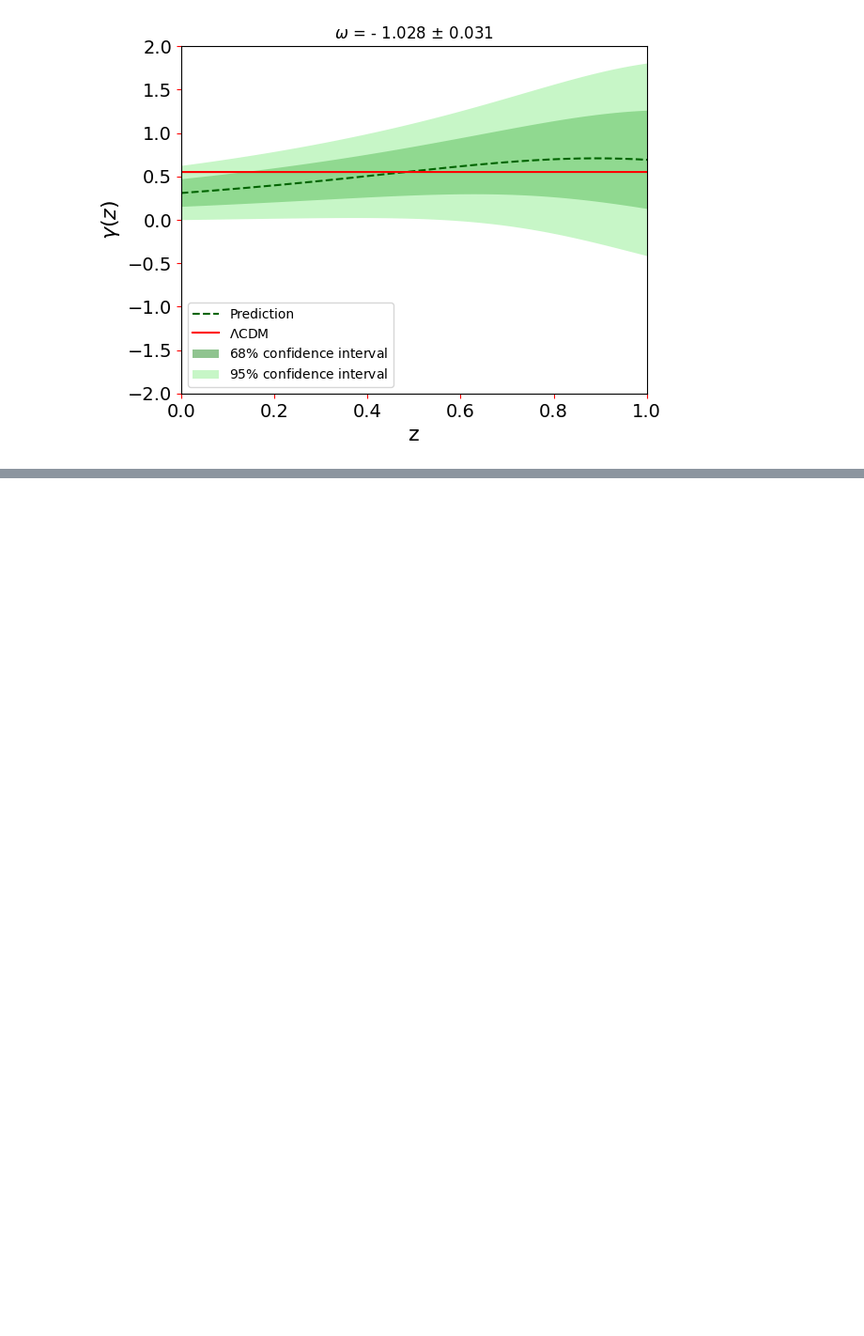
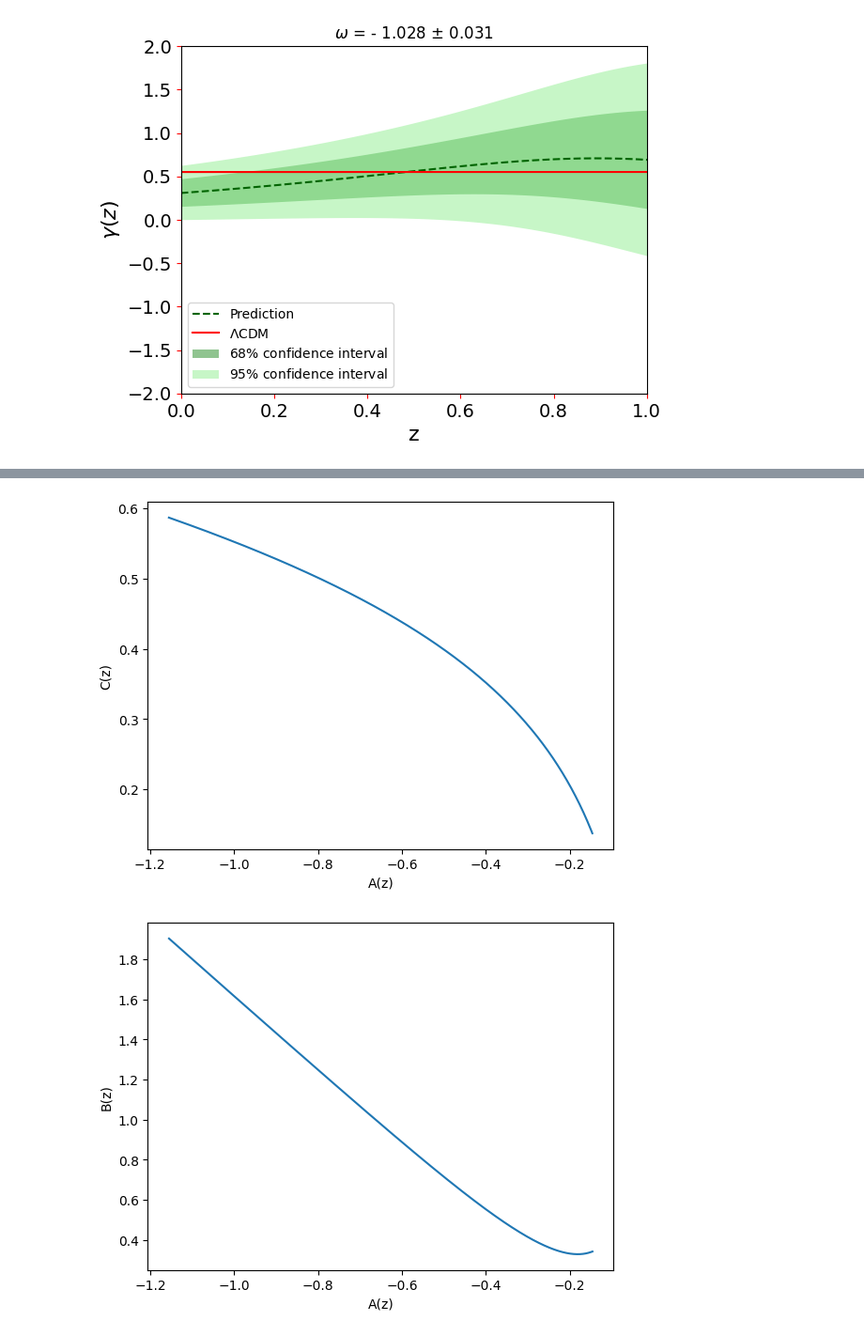
Before and after one commit to fernanda0402/Doutorado, a Jupyter notebook: GP_gamma_.ipynb, the cells around one changed output, grey strips where cells are left out. Shown at 94% size. Cells and saved outputs as stored; diff of their text form; code cells hidden in the pictures; blank space fills up the shorter version.

```diff
--- a/GP_gamma_.ipynb
+++ b/GP_gamma_.ipynb
@@ -784,0 +816,13 @@ plt.show()
+# %%
+plt.plot(A, df_f)
+plt.xlabel('A(z)')
+plt.ylabel('C(z)')
+plt.show()
+
+plt.plot(A, dOm_Om)
+plt.xlabel('A(z)')
+plt.ylabel('B(z)')
+plt.show()
+# %% [output]
+[figure, added]
+[figure, added]
```
Also changed, not shown: parts of 5 cells of this notebook.
